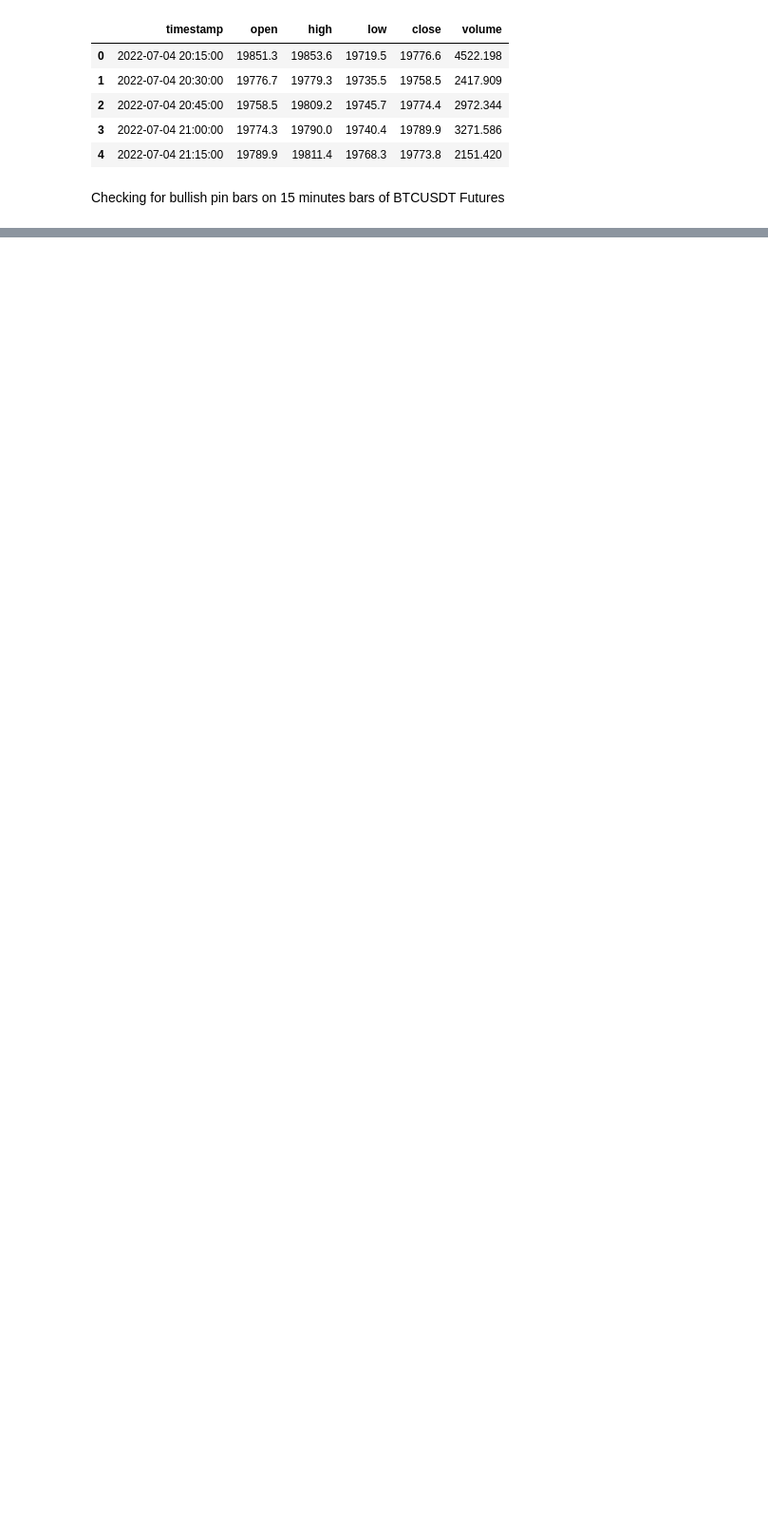
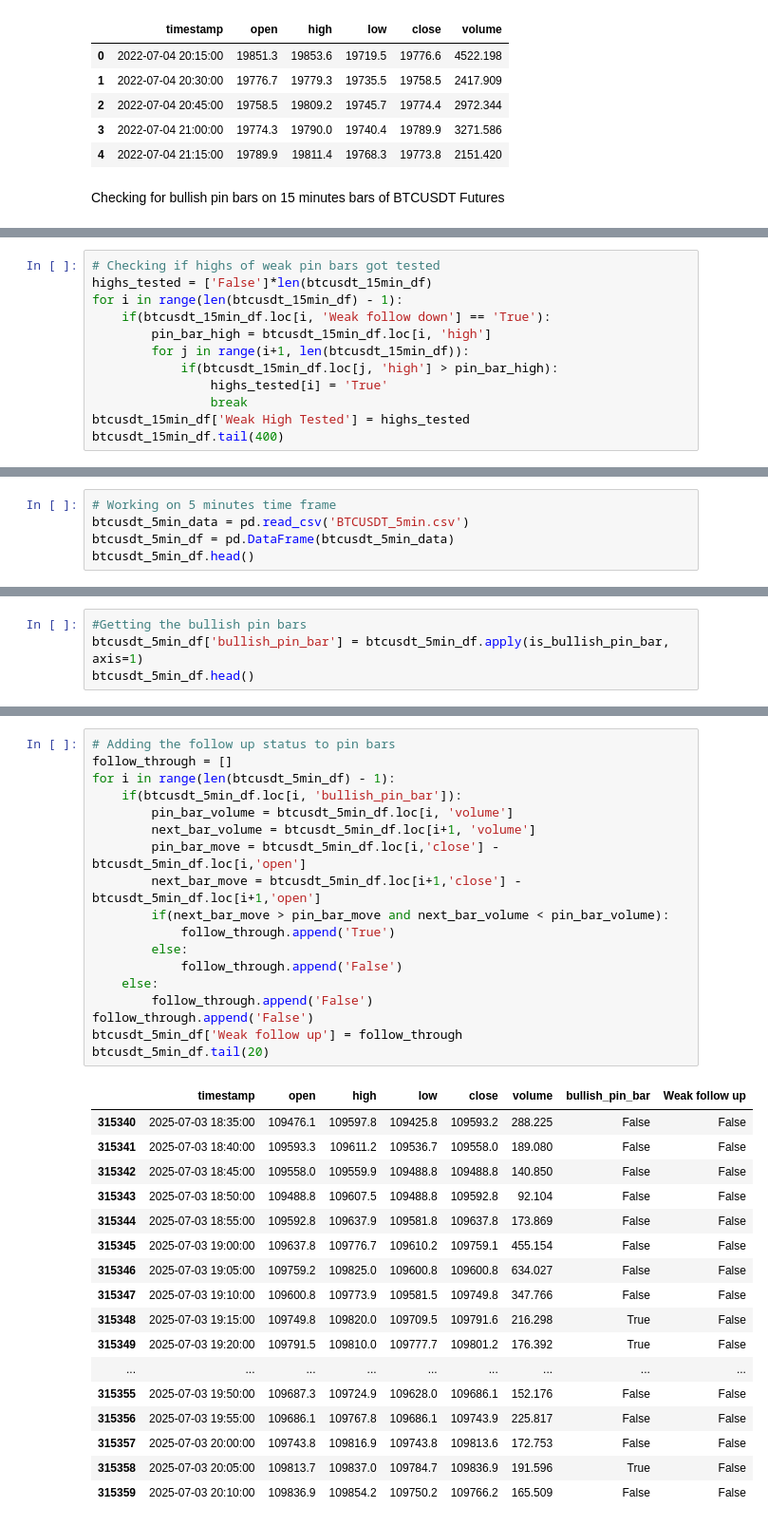
Before and after one commit to akash0214/Pin-Bar-Analysis, a Jupyter notebook: analysis.ipynb, the cells around one changed output, grey strips where cells are left out. Shown at 95% size. Cells and saved outputs as stored; diff of their text form; blank space fills up the shorter version.

```diff
--- a/analysis.ipynb
+++ b/analysis.ipynb
@@ -114,0 +189,12 @@ btcusdt_15min_df.tail(200)
+# %%
+# Checking if highs of weak pin bars got tested
+highs_tested = ['False']*len(btcusdt_15min_df)
+for i in range(len(btcusdt_15min_df) - 1):
+    if(btcusdt_15min_df.loc[i, 'Weak follow down'] == 'True'):
+        pin_bar_high = btcusdt_15min_df.loc[i, 'high']
+        for j in range(i+1, len(btcusdt_15min_df)):
+            if(btcusdt_15min_df.loc[j, 'high'] > pin_bar_high):
+                highs_tested[i] = 'True'
+                break
+btcusdt_15min_df['Weak High Tested'] = highs_tested
+btcusdt_15min_df.tail(400)
@@ -114,0 +218,5 @@ btcusdt_15min_df.tail(200)
+# %%
+# Working on 5 minutes time frame
+btcusdt_5min_data = pd.read_csv('BTCUSDT_5min.csv')
+btcusdt_5min_df = pd.DataFrame(btcusdt_5min_data)
+btcusdt_5min_df.head()
@@ -114,0 +230,4 @@ btcusdt_15min_df.tail(200)
+# %%
+#Getting the bullish pin bars
+btcusdt_5min_df['bullish_pin_bar'] = btcusdt_5min_df.apply(is_bullish_pin_bar, axis=1)
+btcusdt_5min_df.head()
@@ -114,0 +241,36 @@ btcusdt_15min_df.tail(200)
+# %%
+# Adding the follow up status to pin bars
+follow_through = []
+for i in range(len(btcusdt_5min_df) - 1):
+    if(btcusdt_5min_df.loc[i, 'bullish_pin_bar']):
+        pin_bar_volume = btcusdt_5min_df.loc[i, 'volume']
+        next_bar_volume = btcusdt_5min_df.loc[i+1, 'volume']
+        pin_bar_move = btcusdt_5min_df.loc[i,'close'] - btcusdt_5min_df.loc[i,'open']
+        next_bar_move = btcusdt_5min_df.loc[i+1,'close'] - btcusdt_5min_df.loc[i+1,'open']
+        if(next_bar_move > pin_bar_move and next_bar_volume < pin_bar_volume):
+            follow_through.append('True')
+        else:
+            follow_through.append('False')
+    else:
+        follow_through.append('False')
+follow_through.append('False')
+btcusdt_5min_df['Weak follow up'] = follow_through
+btcusdt_5min_df.tail(20)
+# %% [output]
+|  | timestamp | open | high | low | close | volume | bullish_pin_bar | Weak follow up |
+| 315340 | 2025-07-03 18:35:00 | 109476.1 | 109597.8 | 109425.8 | 109593.2 | 288.225 | False | False |
+| 315341 | 2025-07-03 18:40:00 | 109593.3 | 109611.2 | 109536.7 | 109558.0 | 189.080 | False | False |
+| 315342 | 2025-07-03 18:45:00 | 109558.0 | 109559.9 | 109488.8 | 109488.8 | 140.850 | False | False |
+| 315343 | 2025-07-03 18:50:00 | 109488.8 | 109607.5 | 109488.8 | 109592.8 | 92.104 | False | False |
+| 315344 | 2025-07-03 18:55:00 | 109592.8 | 109637.9 | 109581.8 | 109637.8 | 173.869 | False | False |
+| 315345 | 2025-07-03 19:00:00 | 109637.8 | 109776.7 | 109610.2 | 109759.1 | 455.154 | False | False |
+| 315346 | 2025-07-03 19:05:00 | 109759.2 | 109825.0 | 109600.8 | 109600.8 | 634.027 | False | False |
+| 315347 | 2025-07-03 19:10:00 | 109600.8 | 109773.9 | 109581.5 | 109749.8 | 347.766 | False | False |
+| 315348 | 2025-07-03 19:15:00 | 109749.8 | 109820.0 | 109709.5 | 109791.6 | 216.298 | True | False |
+| 315349 | 2025-07-03 19:20:00 | 109791.5 | 109810.0 | 109777.7 | 109801.2 | 176.392 | True | False |
+| ... | ... | ... | ... | ... | ... | ... | ... | ... |
+| 315355 | 2025-07-03 19:50:00 | 109687.3 | 109724.9 | 109628.0 | 109686.1 | 152.176 | False | False |
+| 315356 | 2025-07-03 19:55:00 | 109686.1 | 109767.8 | 109686.1 | 109743.9 | 225.817 | False | False |
+| 315357 | 2025-07-03 20:00:00 | 109743.8 | 109816.9 | 109743.8 | 109813.6 | 172.753 | False | False |
+| 315358 | 2025-07-03 20:05:00 | 109813.7 | 109837.0 | 109784.7 | 109836.9 | 191.596 | True | False |
+| 315359 | 2025-07-03 20:10:00 | 109836.9 | 109854.2 | 109750.2 | 109766.2 | 165.509 | False | False |
```
Also changed, not shown: parts of 22 cells of this notebook, 3 other files.
